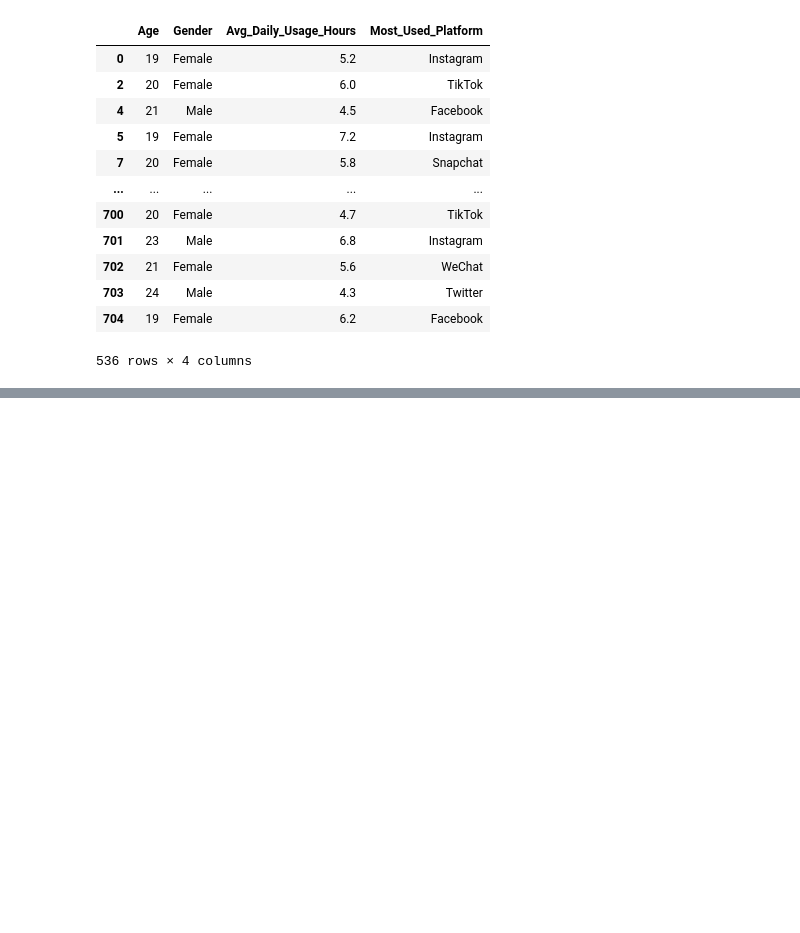
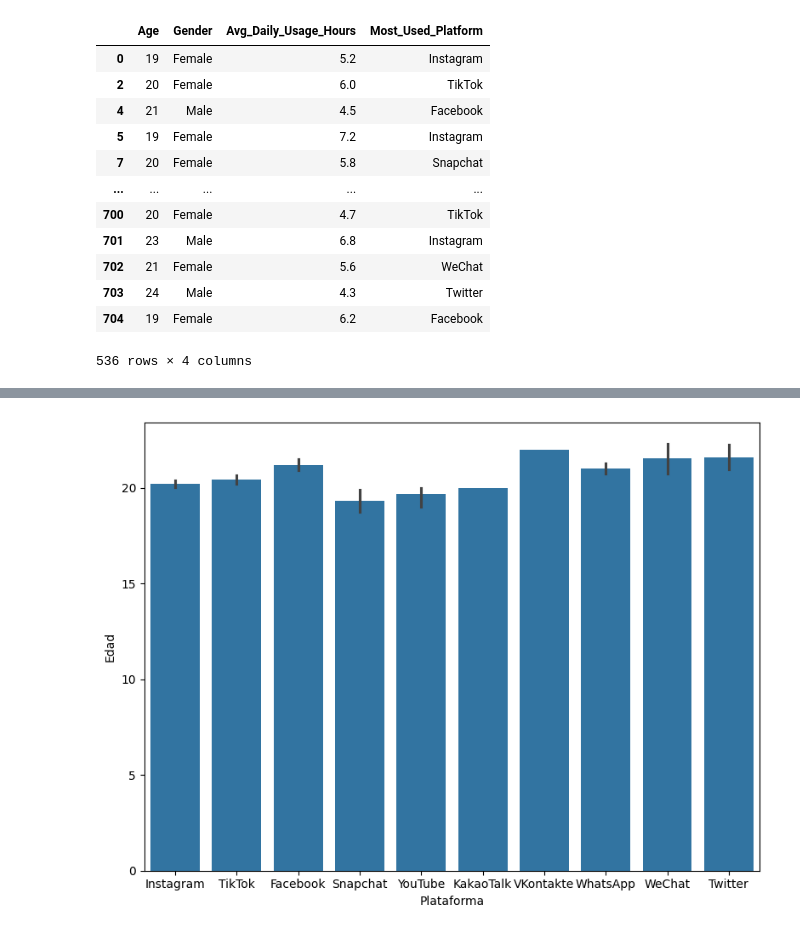
Before and after one commit to fernandocornejo/PROINNOVA_ciencia-de-datos, a Jupyter notebook: S06.30_Lectura de datos.ipynb, the cells around one changed output, grey strips where cells are left out. Cells and saved outputs as stored; diff of their text form; code cells hidden in the pictures; blank space fills up the shorter version.

```diff
--- a/S06.30_Lectura de datos.ipynb
+++ b/S06.30_Lectura de datos.ipynb
@@ -193,3 +206,6 @@ avg
 | 703 | 24 | Male | 4.3 | Twitter |
 | 704 | 19 | Female | 6.2 | Facebook |
 536 rows × 4 columns
+# %%
+ssma_1 = ssma_1.rename(columns={'Avg_Daily_Usage_Hours':'Hours','Most_Used_Platform':'Platform'})
+ssma_1
@@ -195,0 +226,3 @@ avg
+# %%
+ssma_2 = ssma_1[ssma_1['Hours'] > 4]
+ssma_2
@@ -195,0 +306,10 @@ avg
+# %%
+plt.figure(figsize=(8,6))
+sns.barplot(ssma_2, x='Platform', y='Age')
+plt.ylabel('Edad')
+plt.xlabel('Plataforma')
+
+plt.tight_layout()
+plt.show()
+# %% [output]
+[figure, added]
```
Also changed, not shown: parts of 8 cells of this notebook.
